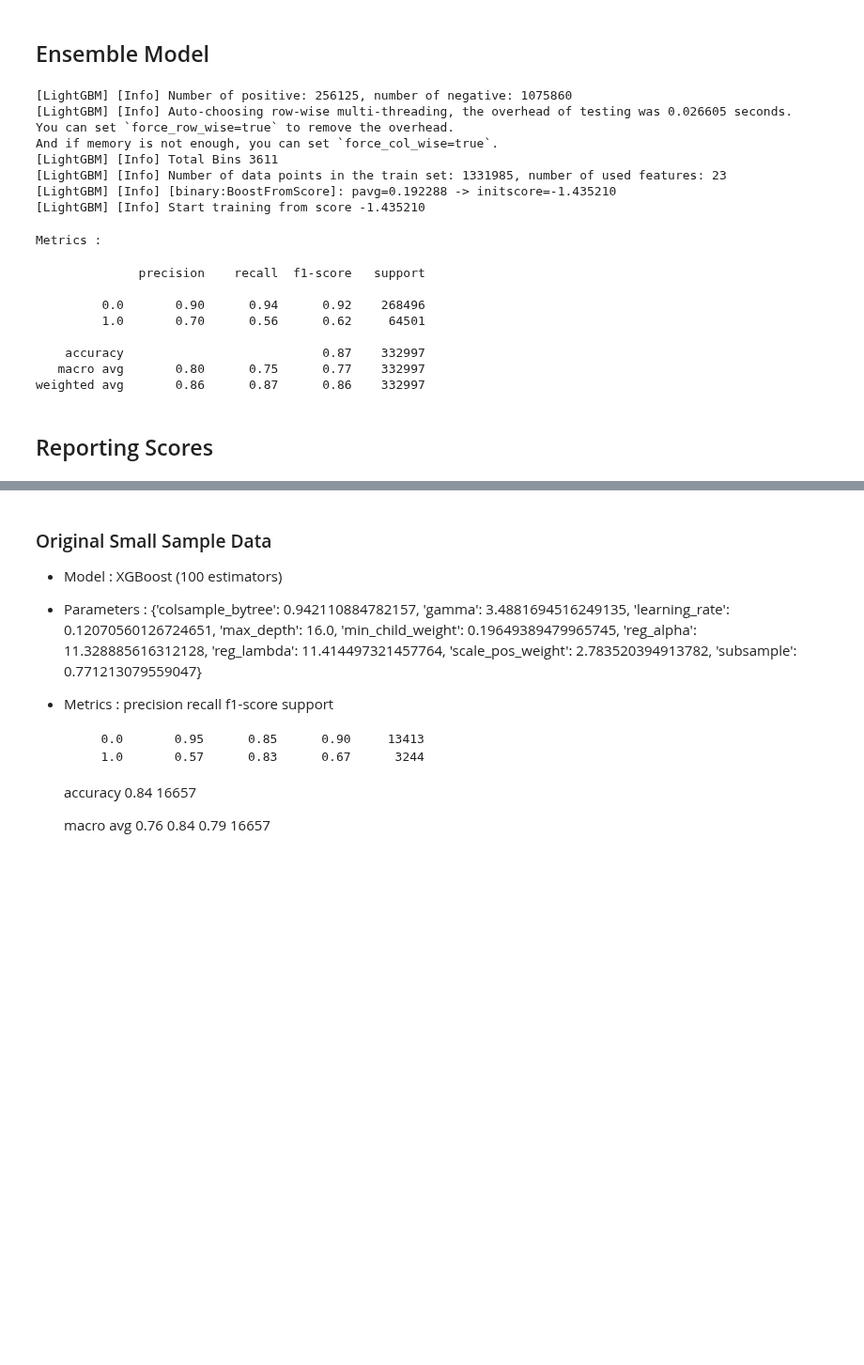
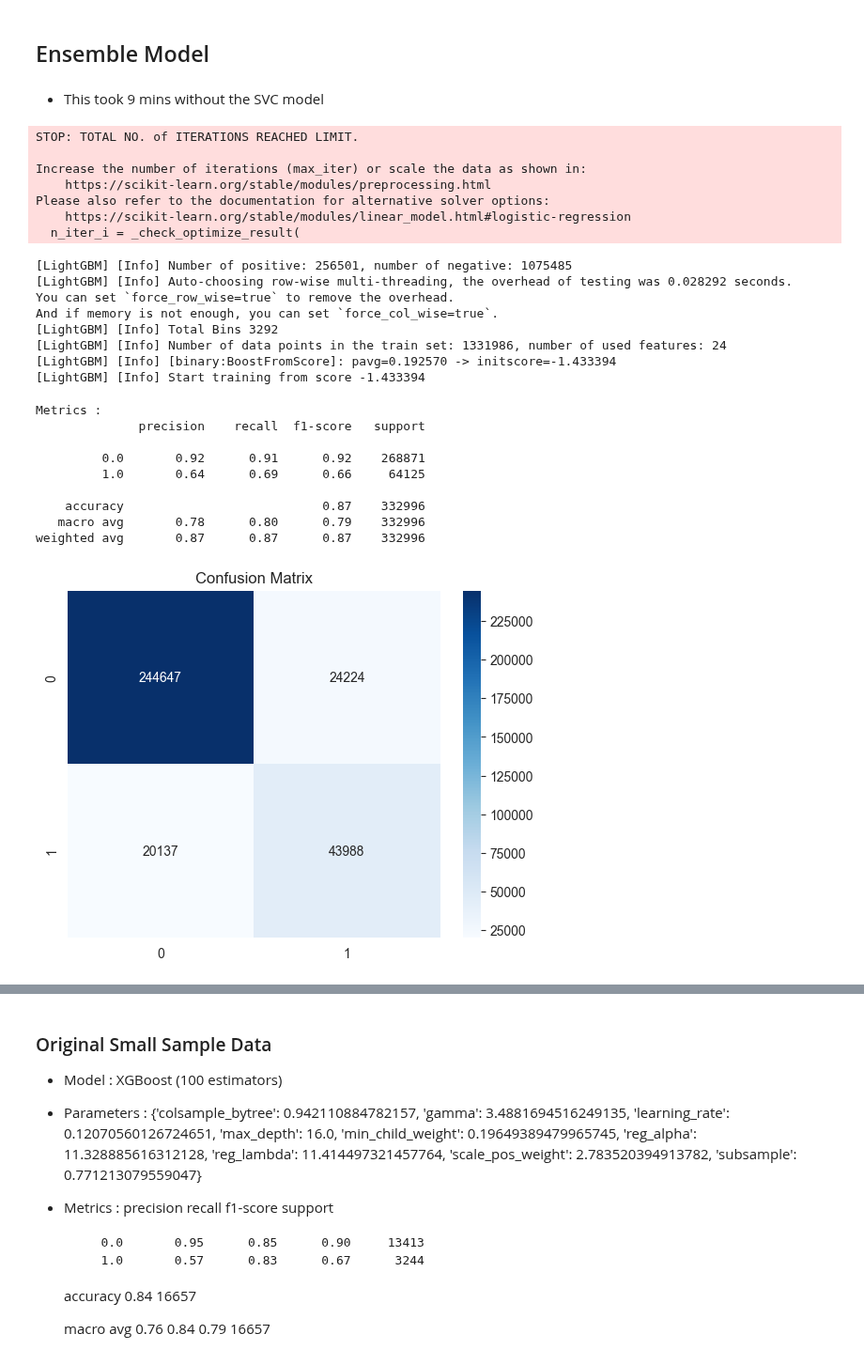
Before and after one commit to taroii/STATSM148, a Jupyter notebook: Python-Files/XGBoost-FinalModel.ipynb, the cells around one changed output, grey strips where cells are left out. Shown at 94% size. Saved outputs shown, nothing was run; the diff lists cells and outputs as text; code cells hidden in the pictures; blank space fills up the shorter version.

```diff
--- a/Python-Files/XGBoost-FinalModel.ipynb
+++ b/Python-Files/XGBoost-FinalModel.ipynb
@@ -672,0 +958,3 @@ print('Std Accuracy : ', scores.std())
+# %%
+X = pd.DataFrame(X, columns=new_dfx.drop(columns=['order_ships']).columns)
+y = pd.DataFrame(y, columns=['order_ships'])
@@ -677,16 +1107,6 @@ new_dfx = new_dfx.dropna()
-# %%
-X_train, X_test, y_train, y_test = train_test_split(new_dfx.drop(columns=['order_ships']), new_dfx['order_ships'], test_size=0.2, random_state=2024)
+# %% [markdown]
+* This took 9 mins without the SVC model
 # %%
-from sklearn.ensemble import VotingClassifier
-from sklearn.linear_model import LogisticRegression
-from sklearn.naive_bayes import GaussianNB
-from sklearn.ensemble import RandomForestClassifier
-from xgboost import XGBClassifier
-from lightgbm import LGBMClassifier
-from sklearn.ensemble import GradientBoostingClassifier, AdaBoostClassifier
-from sklearn.svm import SVC
-from sklearn.tree import DecisionTreeClassifier
-
 # create the individual models
 clf1 = LogisticRegression(random_state=2024)
 clf2 = RandomForestClassifier(random_state=2024)
@@ -695,10 +1115,9 @@ clf4 = XGBClassifier(**best,
                      n_estimators=100,
                      random_state=2024)
 clf5 = LGBMClassifier(random_state=2024)
-#clf6 = GradientBoostingClassifier(random_state=2024)
-#clf7 = AdaBoostClassifier(random_state=2024)
-#clf8 = SVC(random_state=2024)
-#clf9 = DecisionTreeClassifier(random_state=2024)
+clf6 = GradientBoostingClassifier(random_state=2024)
+clf7 = AdaBoostClassifier(random_state=2024)
+clf6 = DecisionTreeClassifier(random_state=2024)
 
 # create the ensemble model
 eclf = VotingClassifier(
@@ -706,12 +1125,12 @@ eclf = VotingClassifier(
                 ('rf', clf2),
                 ('gnb', clf3),
                 ('xgb', clf4),
-                #('svc', clf8),
-                ('lgbm', clf5),],
-                #('gbc', clf6),
-                #('abc', clf7),
-                #('dtc', clf9)],
-    voting='hard')
+                ('lgbm', clf5),
+                ('gbc', clf6),
+                ('abc', clf7),
+                ('dtc', clf6),],
+                #('nn', model_1)],
+    voting='soft')
 
 # fit the ensemble model
 eclf = eclf.fit(X_train, y_train)
@@ -723,22 +1142,33 @@ y_pred = eclf.predict(X_test)
 print('Metrics : ')
 print(classification_report(y_test, y_pred))
 # %% [output]
-[LightGBM] [Info] Number of positive: 256125, number of negative: 1075860
-[LightGBM] [Info] Auto-choosing row-wise multi-threading, the overhead of testing was 0.026605 seconds.
-You can set `force_row_wise=true` to remove the overhead.
-And if memory is not enough, you can set `force_col_wise=true`.
-[LightGBM] [Info] Total Bins 3611
-[LightGBM] [Info] Number of data points in the train set: 1331985, number of used features: 23
-[LightGBM] [Info] [binary:BoostFromScore]: pavg=0.192288 -> initscore=-1.435210
-[LightGBM] [Info] Start training from score -1.435210
+STOP: TOTAL NO. of ITERATIONS REACHED LIMIT.
+
+Increase the number of iterations (max_iter) or scale the data as shown in:
+    https://scikit-learn.org/stable/modules/preprocessing.html
+Please also refer to the documentation for alternative solver options:
+    https://scikit-learn.org/stable/modules/linear_model.html#logistic-regression
+  n_iter_i = _check_optimize_result(
-Metrics :
+[LightGBM] [Info] Number of positive: 256501, number of negative: 1075485
+[LightGBM] [Info] Auto-choosing row-wise multi-threading, the overhead of testing was 0.028292 seconds.
+You can set `force_row_wise=true` to remove the overhead.
+And if memory is not enough, you can set `force_col_wise=true`.
+[LightGBM] [Info] Total Bins 3292
+[LightGBM] [Info] Number of data points in the train set: 1331986, number of used features: 24
+[LightGBM] [Info] [binary:BoostFromScore]: pavg=0.192570 -> initscore=-1.433394
+[LightGBM] [Info] Start training from score -1.433394
+Metrics :
               precision    recall  f1-score   support
 
-         0.0       0.90      0.94      0.92    268496
-         1.0       0.70      0.56      0.62     64501
+         0.0       0.92      0.91      0.92    268871
+         1.0       0.64      0.69      0.66     64125
 
-    accuracy                           0.87    332997
-   macro avg       0.80      0.75      0.77    332997
-weighted avg       0.86      0.87      0.86    332997
+    accuracy                           0.87    332996
+   macro avg       0.78      0.80      0.79    332996
+weighted avg       0.87      0.87      0.87    332996
-# %% [markdown]
-## Reporting Scores
+# %%
+sns.heatmap(confusion_matrix(y_test, y_pred), annot=True, fmt='d', cmap='Blues')
+plt.title('Confusion Matrix')
+plt.show()
+# %% [output]
+[figure, added]
```
Also changed, not shown: parts of 103 cells of this notebook, 1 other file.
